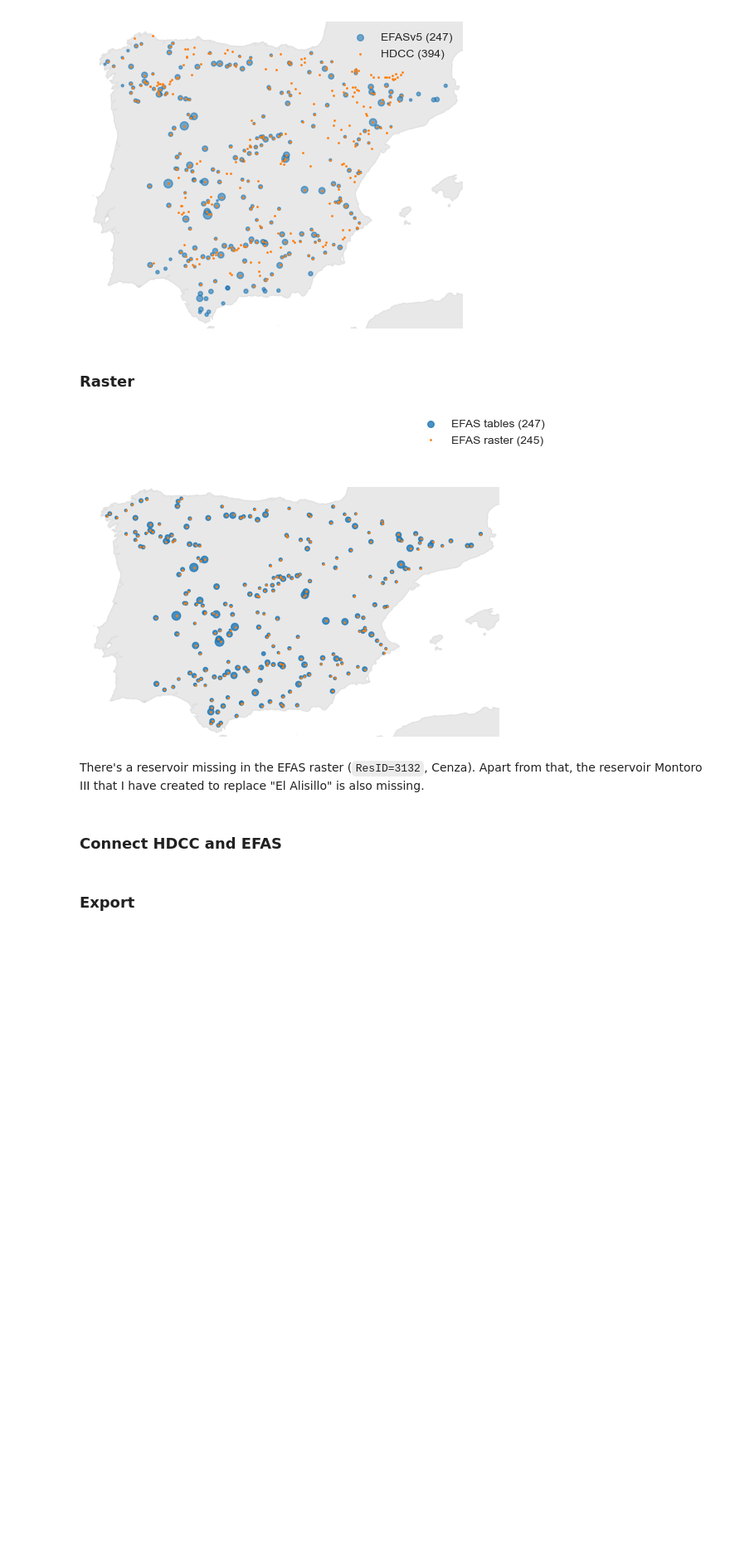
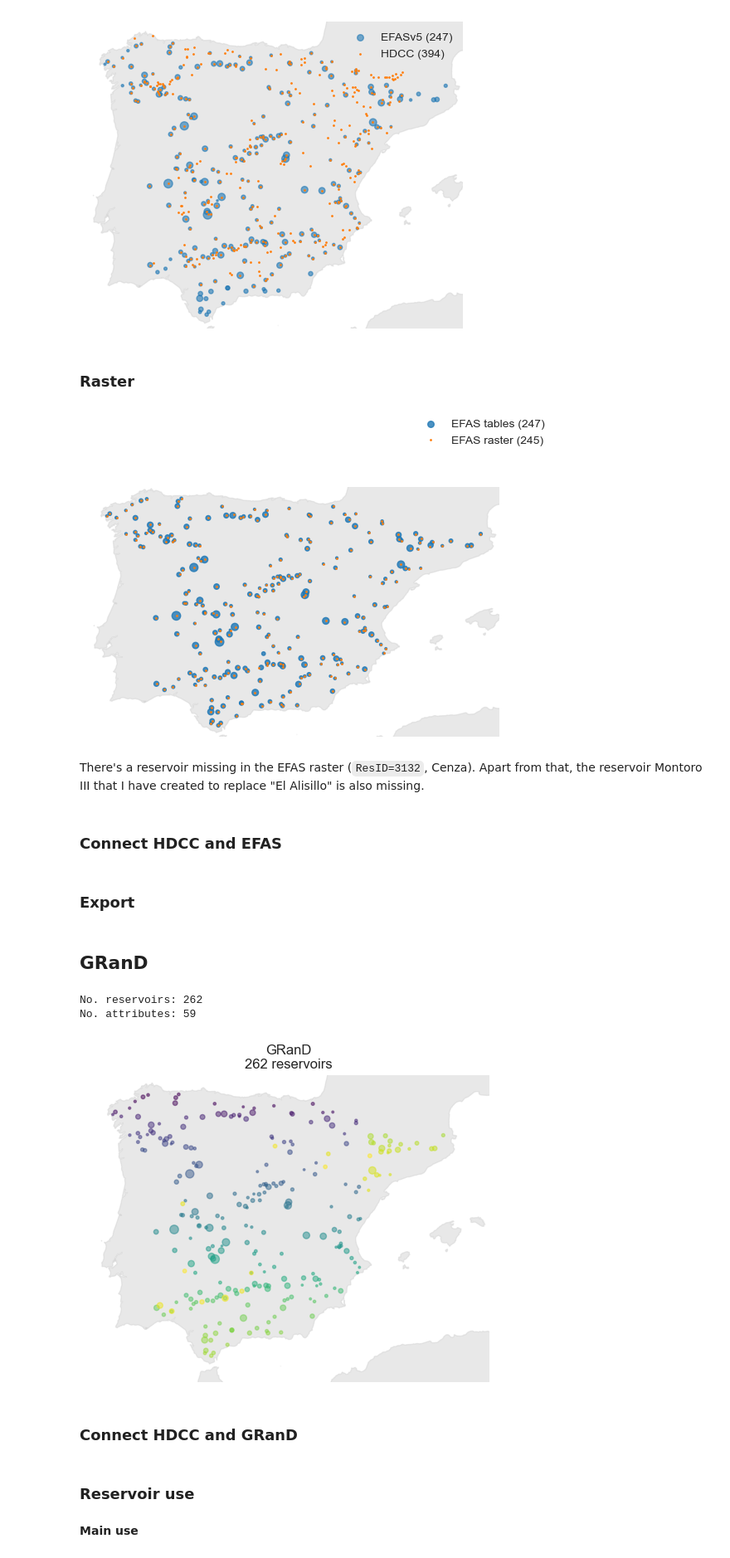
Before and after one commit to casadoj/lisflood-water_bodies, a Jupyter notebook: notebook/ResOpsES_attributes.ipynb, the cells around one changed output. Shown at 83% size. Drawn from its saved outputs; the diff is of its cells as text; code cells hidden in the pictures; blank space fills up the shorter version.

Commit message:
Update notebook ResOpsES attributes

```diff
--- a/notebook/ResOpsES_attributes.ipynb
+++ b/notebook/ResOpsES_attributes.ipynb
@@ -756,0 +738,30 @@ efas.loc[~efas.index.isnull(), cols_efas].to_csv(path_out / 'attributes_EFAS.csv
+# %% [markdown]
+## GRanD
+# %%
+# load shapefile of dams
+path_grand = path_datasets / 'reservoirs' / 'GRanD' / 'v1_3'
+grand = gpd.read_file(path_grand / 'GRanD_dams_v1_3.shp')
+grand.set_index('GRAND_ID', drop=False, inplace=True)
+
+# filter dams in Spain
+grand = grand.loc[grand.COUNTRY == 'Spain']
+
+# correct names
+grand.DAM_NAME = grand.DAM_NAME.str.upper()
+
+print('No. reservoirs:\t{0}\nNo. attributes:\t{1}'.format(*grand.shape))
+
+fig, ax = plt.subplots(subplot_kw=dict(projection=ccrs.PlateCarree()))
+ax.add_feature(cfeature.NaturalEarthFeature('physical', 'land', '10m', edgecolor='face', facecolor='lightgray'),
+               alpha=.5,
+               zorder=0)
+grand.plot(markersize=grand.CAP_MCM**.5, c=grand.MAIN_USE, cmap='viridis', alpha=.5, ax=ax)
+ax.set_title(f'GRanD\n{grand.shape[0]} reservoirs')
+ax.set_extent([-10, 4.5, 35.5, 44])
+ax.axis('off');
+# %% [output]
+No. reservoirs: 262
+No. attributes: 59
+[figure, added]
+# %% [markdown]
+### Connect HDCC and GRanD
@@ -756,0 +798,2 @@ efas.loc[~efas.index.isnull(), cols_efas].to_csv(path_out / 'attributes_EFAS.csv
+# %% [markdown]
+### Reservoir use
@@ -756,0 +831,2 @@ efas.loc[~efas.index.isnull(), cols_efas].to_csv(path_out / 'attributes_EFAS.csv
+# %% [markdown]
+**Main use**
```
Also changed, not shown: parts of 80 cells of this notebook.
